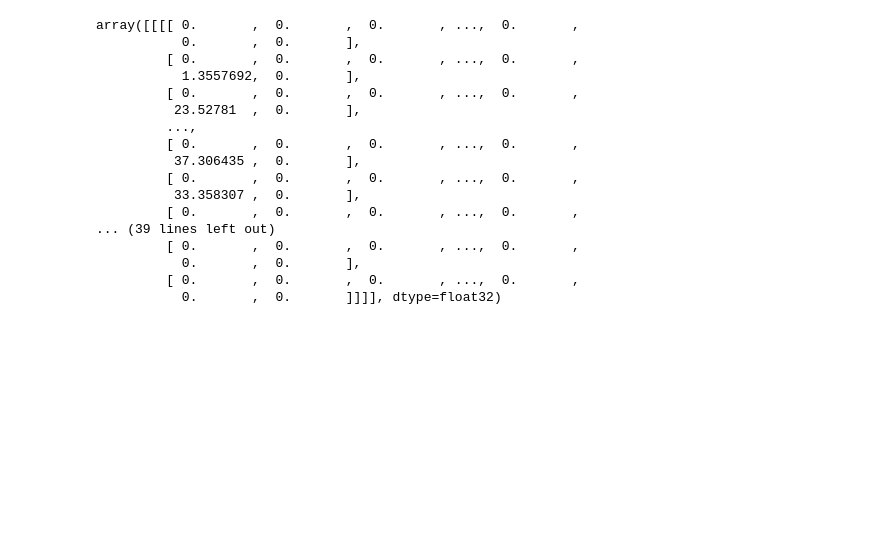
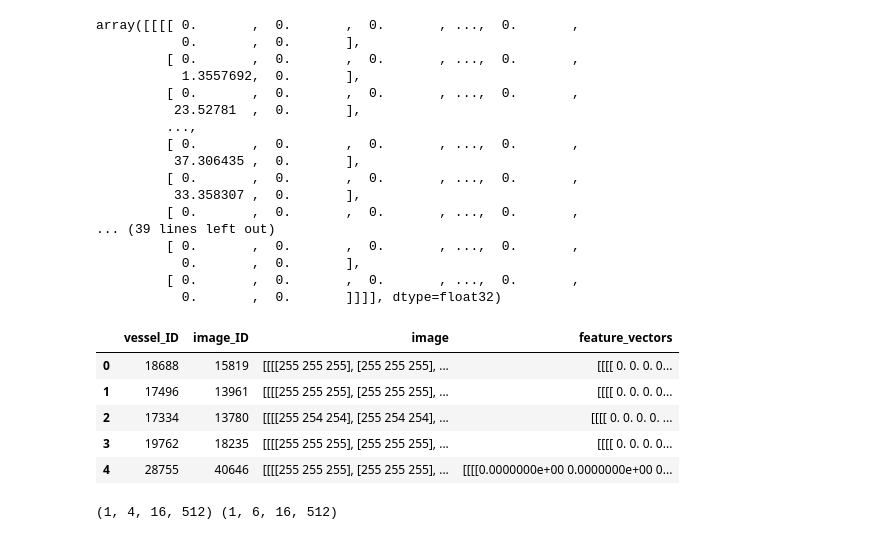
Before and after one commit to mvince33/lcp_cluster, a Jupyter notebook: lcp_image_processing.ipynb, the cells around one changed output. Cells and saved outputs as stored; diff of their text form; code cells hidden in the pictures; blank space fills up the shorter version.

```diff
--- a/lcp_image_processing.ipynb
+++ b/lcp_image_processing.ipynb
@@ -162,3 +170,22 @@ array([[[[ 0.       ,  0.       ,  0.       , ...,  0.       ,
 # %%
 # Save the data frame
 images_df.to_pickle('images.pkl')
+# %%
+# Load the data from
+df = pd.read_pickle('images.pkl')
+df.head()
+# %% [output]
+|  | vessel_ID | image_ID | image | feature_vectors |
+| 0 | 18688 | 15819 | [[[[255 255 255], [255 255 255], ... | [[[[ 0. 0. 0. 0... |
+| 1 | 17496 | 13961 | [[[[255 255 255], [255 255 255], ... | [[[[ 0. 0. 0. 0... |
+| 2 | 17334 | 13780 | [[[[255 254 254], [255 254 254], ... | [[[[ 0. 0. 0. 0. ... |
+| 3 | 19762 | 18235 | [[[[255 255 255], [255 255 255], ... | [[[[ 0. 0. 0. 0... |
+| 4 | 28755 | 40646 | [[[[255 255 255], [255 255 255], ... | [[[[0.0000000e+00 0.0000000e+00 0... |
+# %%
+# Experimenting
+x = df['feature_vectors']
+print(x[0].shape, x[1].shape)
+
+# I'm not sure why the dimensions are different. I need to work on this.
+# %% [output]
+(1, 4, 16, 512) (1, 6, 16, 512)
```
Also changed, not shown: parts of 3 cells of this notebook.
